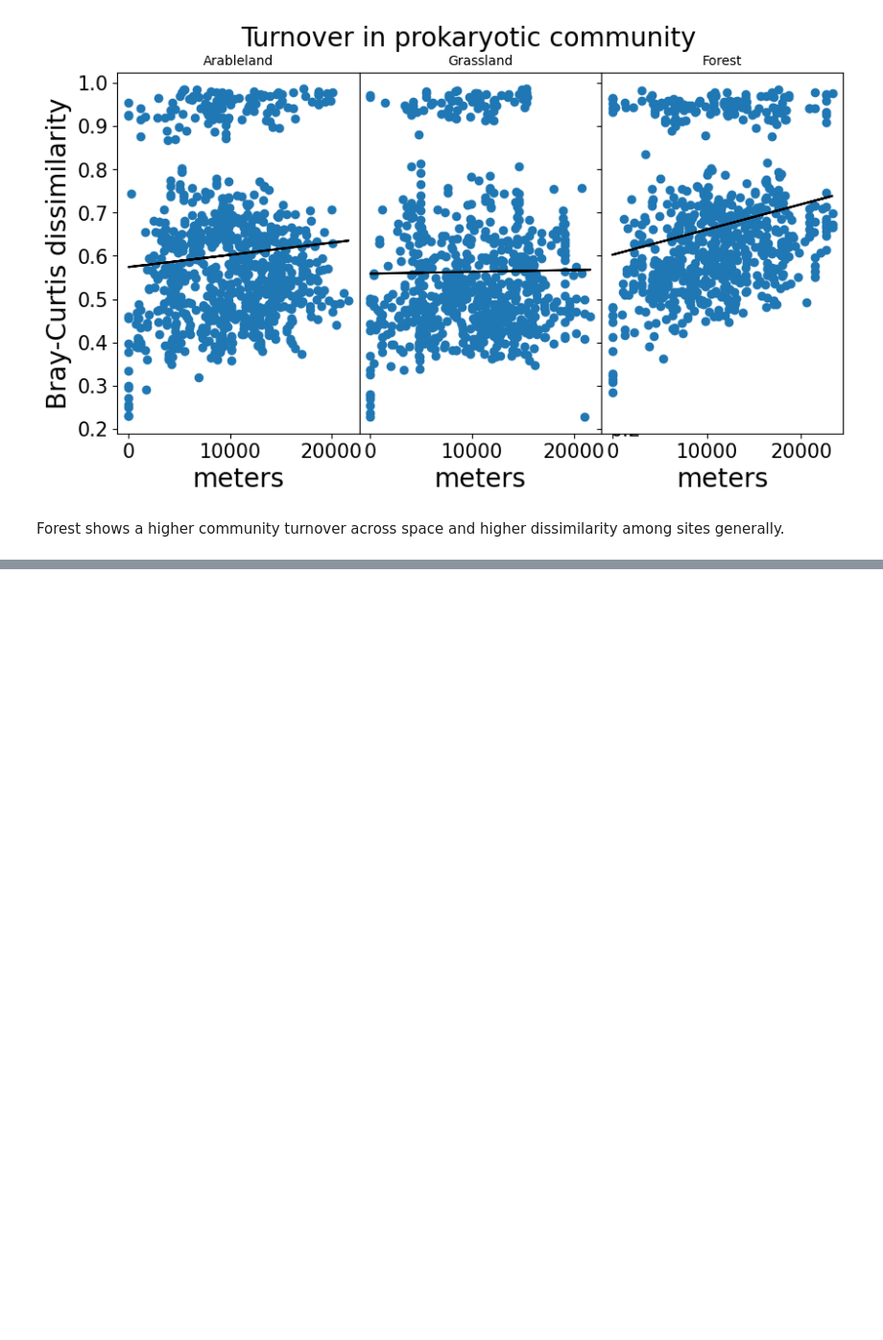
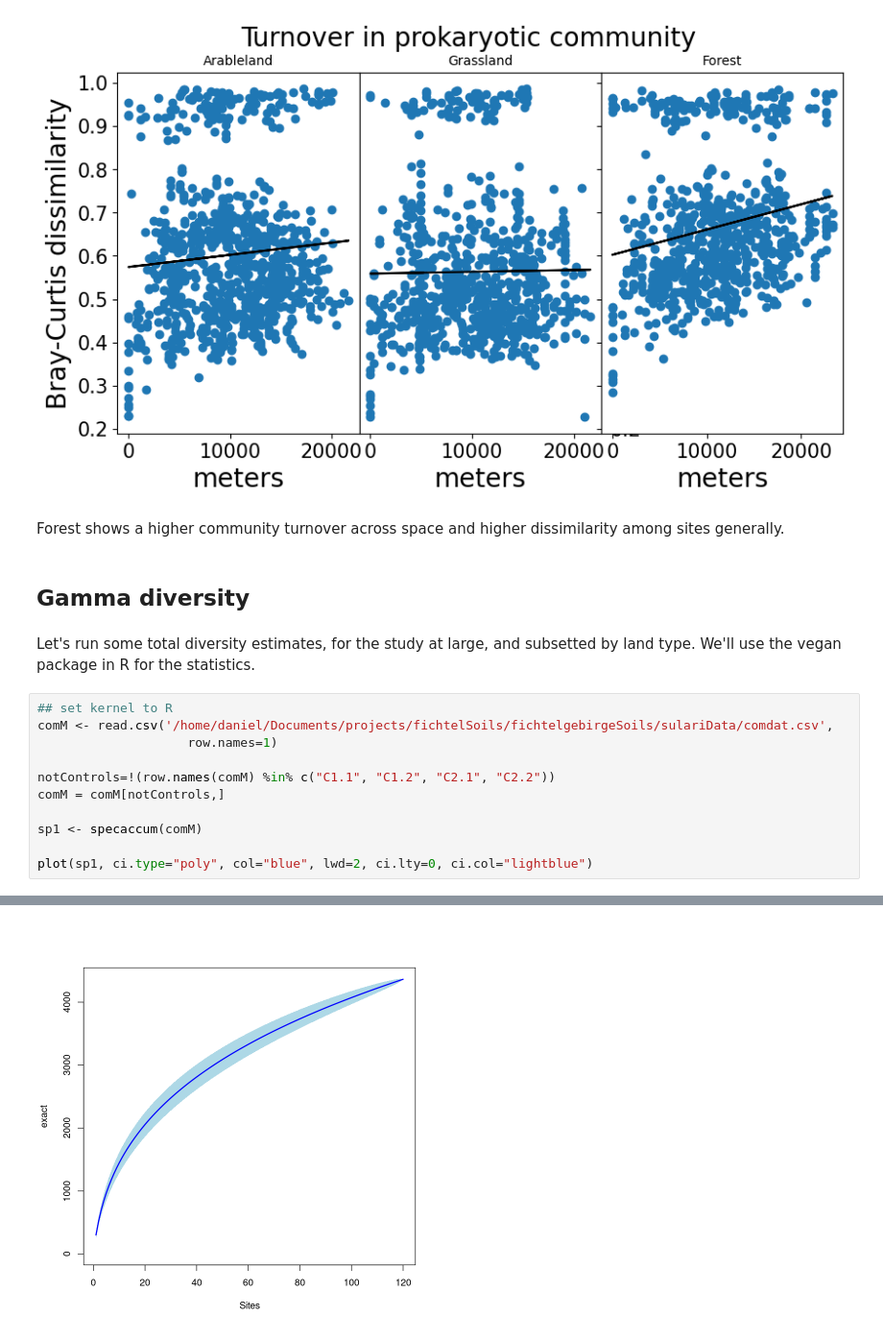
Before and after one commit to danchurch/fichtelgebirgeSoils, a Jupyter notebook: spatialAnalysis/spatialAnalysisSulariData.ipynb, the cells around one changed output, grey strips where cells are left out. Shown at 96% size. Saved outputs shown, nothing was run; the diff lists cells and outputs as text; blank space fills up the shorter version.

Commit message:
getting SAC curves together

```diff
--- a/spatialAnalysis/spatialAnalysisSulariData.ipynb
+++ b/spatialAnalysis/spatialAnalysisSulariData.ipynb
@@ -187,3 +225,19 @@ Forest LinregressResult(slope=5.843245351182222e-06, intercept=0.602495251739739
 [figure]
 # %% [markdown]
 Forest shows a higher community turnover across space and higher dissimilarity among sites generally.
+# %% [markdown]
+## Gamma diversity
+# %% [markdown]
+Let's run some total diversity estimates, for the study at large, and subsetted by land type. We'll use the vegan package in R for the statistics.
+# %%
+## set kernel to R
+comM <- read.csv('/home/daniel/Documents/projects/fichtelSoils/fichtelgebirgeSoils/sulariData/comdat.csv',
+                    row.names=1)
+
+notControls=!(row.names(comM) %in% c("C1.1", "C1.2", "C2.1", "C2.2"))
+comM = comM[notControls,]
+
+sp1 <- specaccum(comM)
+
+plot(sp1, ci.type="poly", col="blue", lwd=2, ci.lty=0, ci.col="lightblue")
+# %% [output]
@@ -189,0 +246 @@ Forest shows a higher community turnover across space and higher dissimilarity a
+[figure, added]
```
Also changed, not shown: parts of 17 cells of this notebook, 9 other files.
